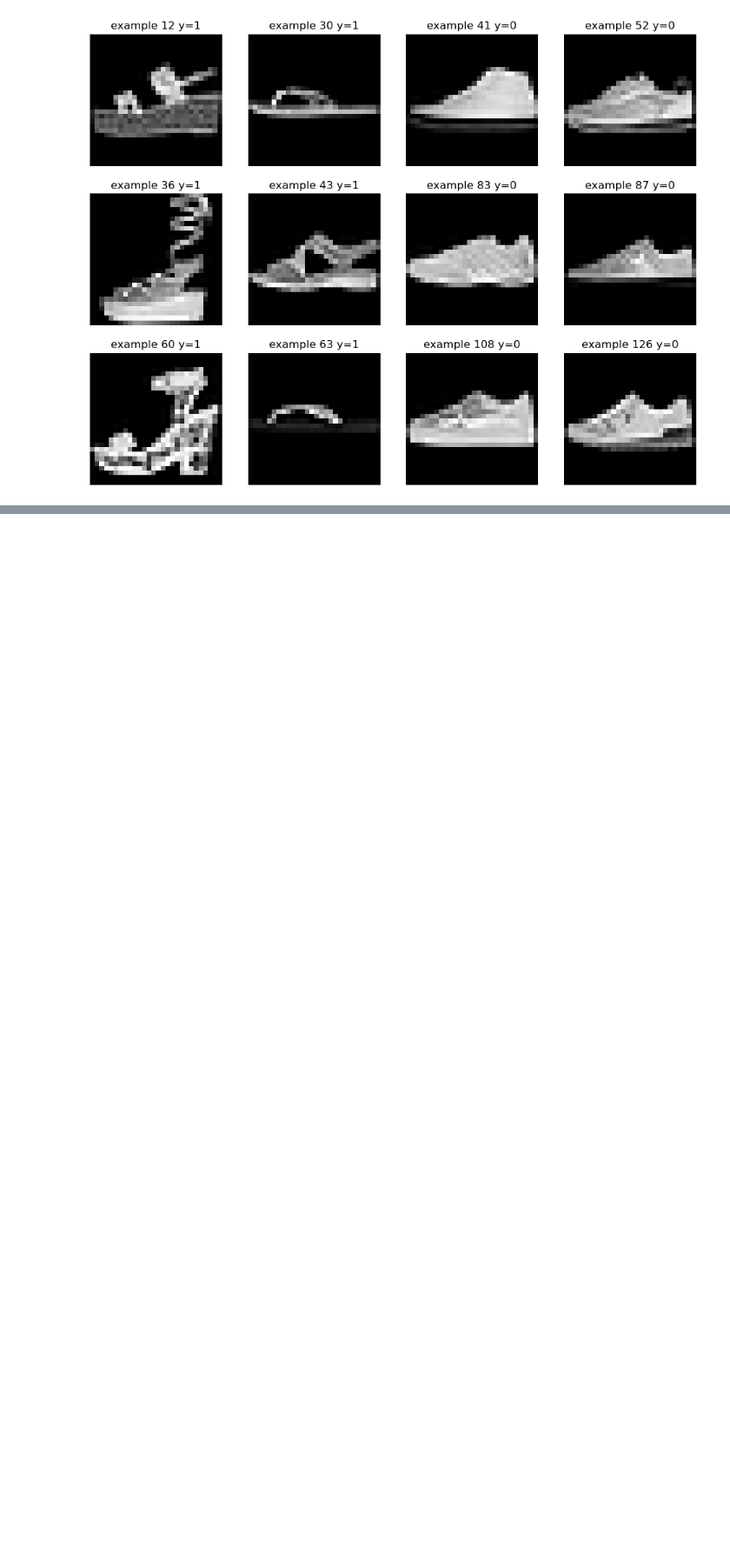
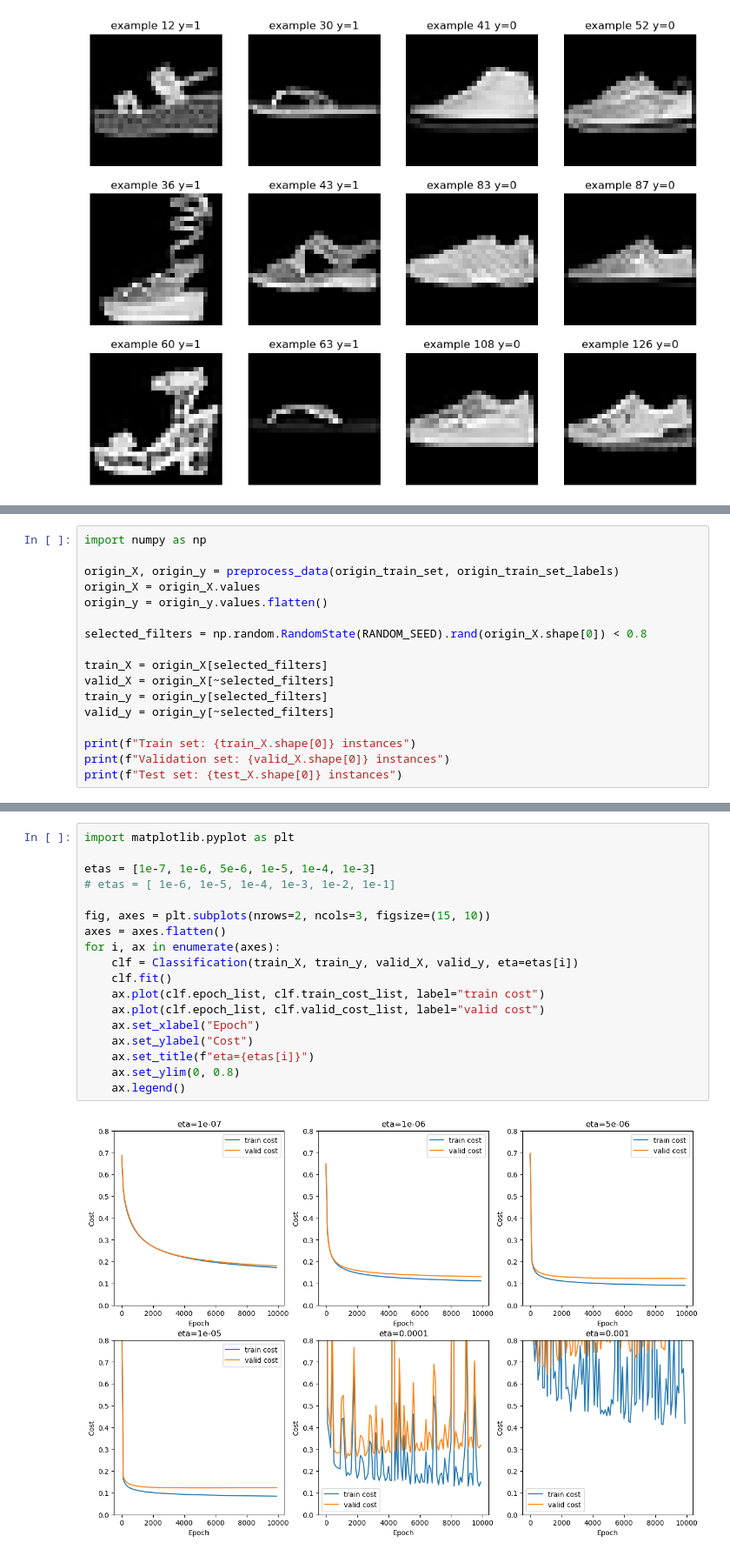
Before and after one commit to tommyjqliu/CITS5508-machine-learning, a Jupyter notebook: assig1_22962256.ipynb, the cells around one changed output, grey strips where cells are left out. Shown at 87% size. Drawn from its saved outputs; the diff is of its cells as text; blank space fills up the shorter version.

```diff
--- a/assig1_22962256.ipynb
+++ b/assig1_22962256.ipynb
@@ -157,0 +139,17 @@ array([[0.],
+# %%
+import numpy as np
+
+origin_X, origin_y = preprocess_data(origin_train_set, origin_train_set_labels)
+origin_X = origin_X.values
+origin_y = origin_y.values.flatten()
+
+selected_filters = np.random.RandomState(RANDOM_SEED).rand(origin_X.shape[0]) < 0.8
+
+train_X = origin_X[selected_filters]
+valid_X = origin_X[~selected_filters]
+train_y = origin_y[selected_filters]
+valid_y = origin_y[~selected_filters]
+
+print(f"Train set: {train_X.shape[0]} instances")
+print(f"Validation set: {valid_X.shape[0]} instances")
+print(f"Test set: {test_X.shape[0]} instances")
@@ -157,0 +262,20 @@ array([[0.],
+# %%
+import matplotlib.pyplot as plt
+
+etas = [1e-7, 1e-6, 5e-6, 1e-5, 1e-4, 1e-3]
+# etas = [ 1e-6, 1e-5, 1e-4, 1e-3, 1e-2, 1e-1]
+
+fig, axes = plt.subplots(nrows=2, ncols=3, figsize=(15, 10))
+axes = axes.flatten()
+for i, ax in enumerate(axes):
+    clf = Classification(train_X, train_y, valid_X, valid_y, eta=etas[i])
+    clf.fit()
+    ax.plot(clf.epoch_list, clf.train_cost_list, label="train cost")
+    ax.plot(clf.epoch_list, clf.valid_cost_list, label="valid cost")
+    ax.set_xlabel("Epoch")
+    ax.set_ylabel("Cost")
+    ax.set_title(f"eta={etas[i]}")
+    ax.set_ylim(0, 0.8)
+    ax.legend()
+# %% [output]
+[figure, added]
```
Also changed, not shown: parts of 52 cells of this notebook, 5 other files.
